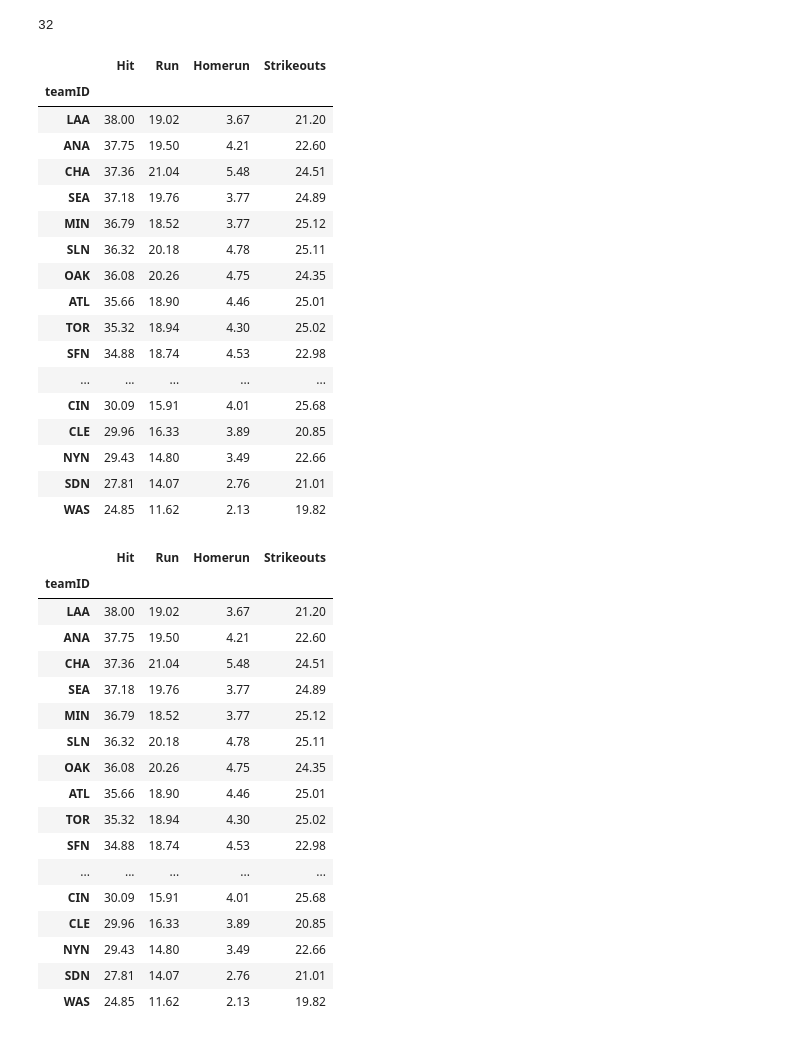
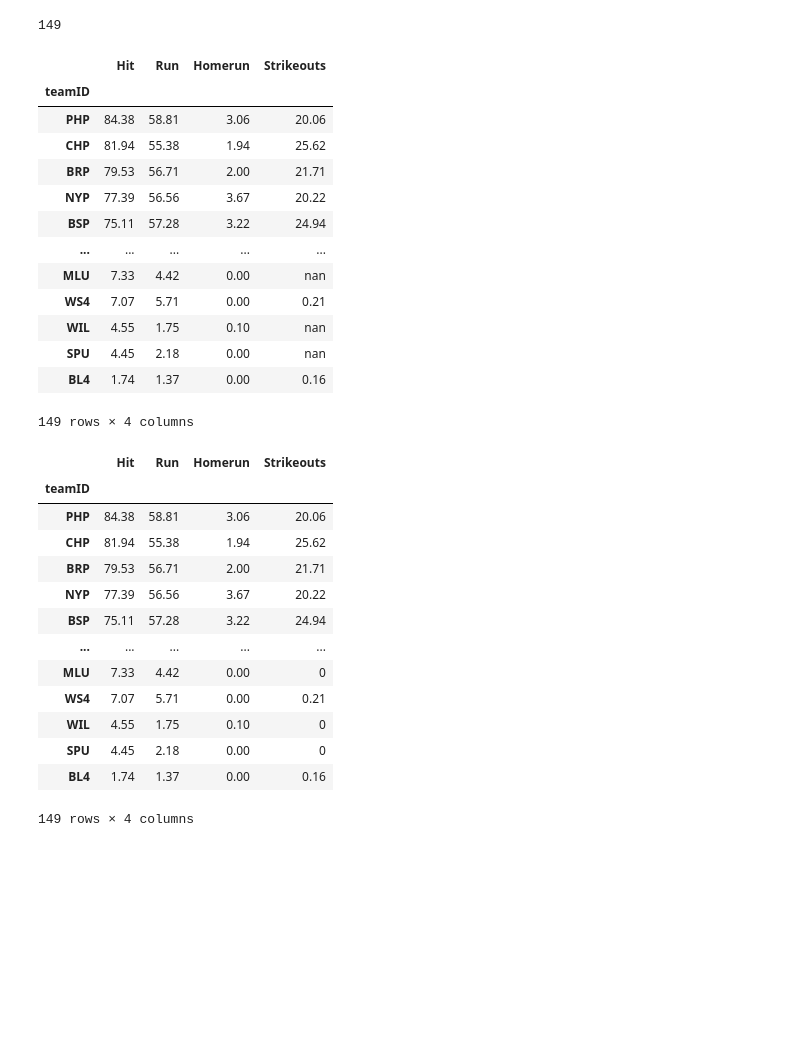
Before and after one commit to Lanpham0110/Project-1, a Jupyter notebook: Baseball Project.ipynb, the cells around one changed output. Saved outputs shown, nothing was run; the diff lists cells and outputs as text; code cells hidden in the pictures; blank space fills up the shorter version.

```diff
--- a/Baseball Project.ipynb
+++ b/Baseball Project.ipynb
@@ -39,67 +29,59 @@ Bdf
 # %%
-#number of teams played between 2000-2005
-team=Bdf["teamID"].nunique()
+#number of teams played
+team=Bdata["teamID"].nunique()
 team
 # %% [output]
-32
+149
 # %%
-#Finding average of hit, run and strikeouts for each team between year of 2000-2005
+#Finding average of hit, run and strikeouts for each team
 
-Hit= Bdf.groupby("teamID").H.mean()
-Run= Bdf.groupby("teamID").R.mean()
-Homerun= Bdf.groupby("teamID").HR.mean()
-Strikeouts= Bdf.groupby("teamID").SO.mean()
+Hit= Bdata.groupby("teamID").H.mean()
+Run= Bdata.groupby("teamID").R.mean()
+Homerun= Bdata.groupby("teamID").HR.mean()
+Strikeouts= Bdata.groupby("teamID").SO.mean()
 
 B_Analysis = pd.DataFrame({"Hit":(Hit),
                         "Run":(Run),
                          "Homerun":(Homerun),
                         "Strikeouts":(Strikeouts)
                         })
 B_Analysis= B_Analysis.sort_values("Hit",ascending=False)
 B_Analysis["Hit"] = B_Analysis["Hit"].astype(float).map("{:,.2f}".format)
 B_Analysis["Run"] = B_Analysis["Run"].astype(float).map("{:,.2f}".format)
 B_Analysis["Homerun"] = B_Analysis["Homerun"].astype(float).map("{:,.2f}".format)
 B_Analysis["Strikeouts"] = B_Analysis["Strikeouts"].astype(float).map("{:,.2f}".format)
 B_Analysis
 # %% [output]
 |  | Hit | Run | Homerun | Strikeouts |
 | teamID |  |  |  |  |
-| LAA | 38.00 | 19.02 | 3.67 | 21.20 |
-| ANA | 37.75 | 19.50 | 4.21 | 22.60 |
-| CHA | 37.36 | 21.04 | 5.48 | 24.51 |
-| SEA | 37.18 | 19.76 | 3.77 | 24.89 |
-| MIN | 36.79 | 18.52 | 3.77 | 25.12 |
-| SLN | 36.32 | 20.18 | 4.78 | 25.11 |
-| OAK | 36.08 | 20.26 | 4.75 | 24.35 |
-| ATL | 35.66 | 18.90 | 4.46 | 25.01 |
-| TOR | 35.32 | 18.94 | 4.30 | 25.02 |
-| SFN | 34.88 | 18.74 | 4.53 | 22.98 |
+| PHP | 84.38 | 58.81 | 3.06 | 20.06 |
+| CHP | 81.94 | 55.38 | 1.94 | 25.62 |
+| BRP | 79.53 | 56.71 | 2.00 | 21.71 |
+| NYP | 77.39 | 56.56 | 3.67 | 20.22 |
+| BSP | 75.11 | 57.28 | 3.22 | 24.94 |
 | ... | ... | ... | ... | ... |
-| CIN | 30.09 | 15.91 | 4.01 | 25.68 |
-| CLE | 29.96 | 16.33 | 3.89 | 20.85 |
-| NYN | 29.43 | 14.80 | 3.49 | 22.66 |
-| SDN | 27.81 | 14.07 | 2.76 | 21.01 |
-| WAS | 24.85 | 11.62 | 2.13 | 19.82 |
+| MLU | 7.33 | 4.42 | 0.00 | nan |
+| WS4 | 7.07 | 5.71 | 0.00 | 0.21 |
+| WIL | 4.55 | 1.75 | 0.10 | nan |
+| SPU | 4.45 | 2.18 | 0.00 | nan |
+| BL4 | 1.74 | 1.37 | 0.00 | 0.16 |
+149 rows × 4 columns
 # %%
-#replacing NaN values with "0" for graphing analysis
-Fill_0 = B_Analysis.fillna(0)
-Fill_0
+#Fill nan values with 0
+filled= B_Analysis.replace('nan','0')
+filled
 # %% [output]
 |  | Hit | Run | Homerun | Strikeouts |
 | teamID |  |  |  |  |
-| LAA | 38.00 | 19.02 | 3.67 | 21.20 |
-| ANA | 37.75 | 19.50 | 4.21 | 22.60 |
-| CHA | 37.36 | 21.04 | 5.48 | 24.51 |
-| SEA | 37.18 | 19.76 | 3.77 | 24.89 |
-| MIN | 36.79 | 18.52 | 3.77 | 25.12 |
-| SLN | 36.32 | 20.18 | 4.78 | 25.11 |
-| OAK | 36.08 | 20.26 | 4.75 | 24.35 |
-| ATL | 35.66 | 18.90 | 4.46 | 25.01 |
-| TOR | 35.32 | 18.94 | 4.30 | 25.02 |
-| SFN | 34.88 | 18.74 | 4.53 | 22.98 |
+| PHP | 84.38 | 58.81 | 3.06 | 20.06 |
+| CHP | 81.94 | 55.38 | 1.94 | 25.62 |
+| BRP | 79.53 | 56.71 | 2.00 | 21.71 |
+| NYP | 77.39 | 56.56 | 3.67 | 20.22 |
+| BSP | 75.11 | 57.28 | 3.22 | 24.94 |
 | ... | ... | ... | ... | ... |
-| CIN | 30.09 | 15.91 | 4.01 | 25.68 |
-| CLE | 29.96 | 16.33 | 3.89 | 20.85 |
-| NYN | 29.43 | 14.80 | 3.49 | 22.66 |
-| SDN | 27.81 | 14.07 | 2.76 | 21.01 |
-| WAS | 24.85 | 11.62 | 2.13 | 19.82 |
+| MLU | 7.33 | 4.42 | 0.00 | 0 |
+| WS4 | 7.07 | 5.71 | 0.00 | 0.21 |
+| WIL | 4.55 | 1.75 | 0.10 | 0 |
+| SPU | 4.45 | 2.18 | 0.00 | 0 |
+| BL4 | 1.74 | 1.37 | 0.00 | 0.16 |
+149 rows × 4 columns
```
Also changed, not shown: parts of 25 cells of this notebook, 1 other file.
